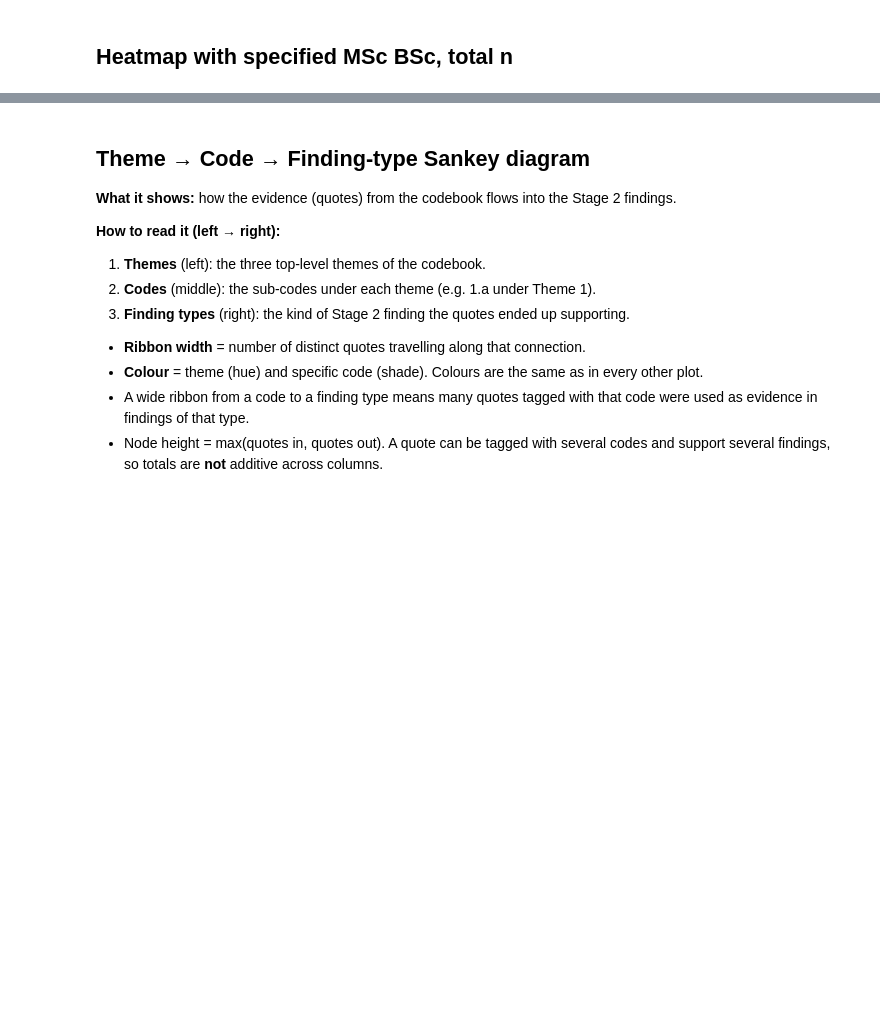
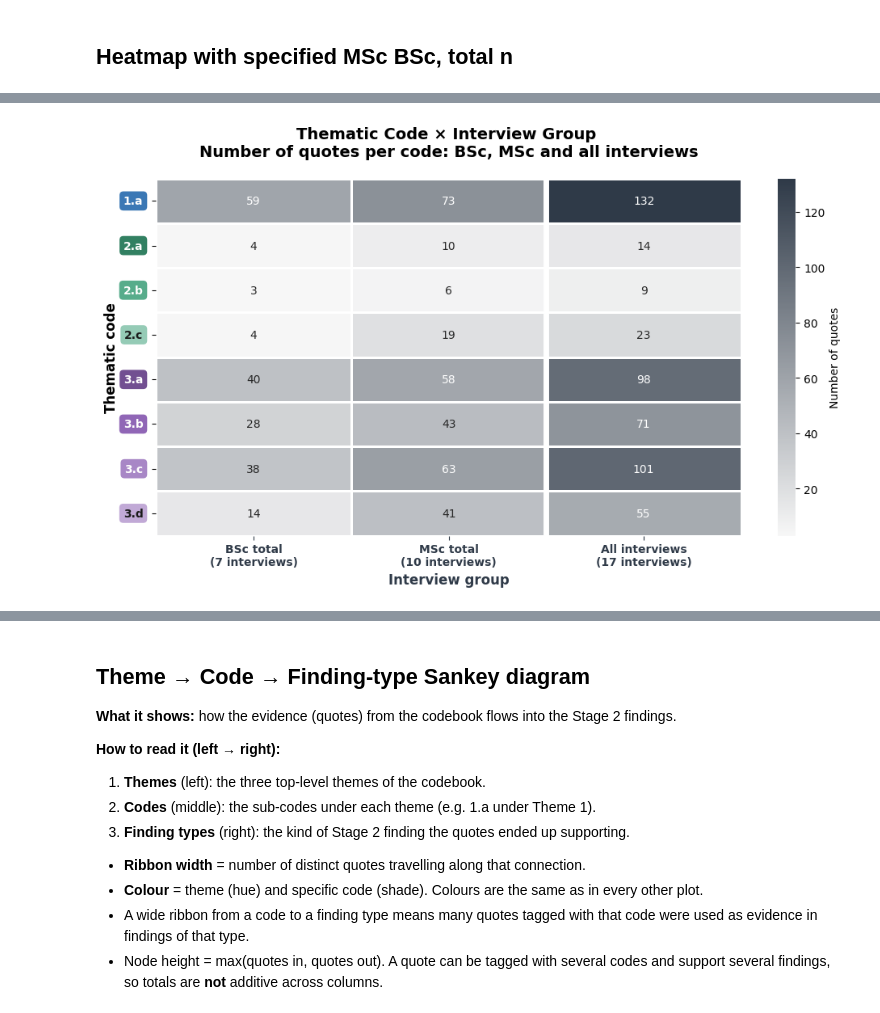
Before and after one commit to vitahehe/interviews, a Jupyter notebook: visualize.ipynb, the cells around one changed output, grey strips where cells are left out. Saved outputs shown, nothing was run; the diff lists cells and outputs as text; code cells hidden in the pictures; blank space fills up the shorter version.

Commit message:
correct visualizations with all data

```diff
--- a/visualize.ipynb
+++ b/visualize.ipynb
@@ -17,9 +17,8 @@ import seaborn as sns
 import networkx as nx
 import plotly.graph_objects as go
 import plotly.express as px
+from itertools import combinations
 from collections import defaultdict
-
-
 
 with open('output/stage_1/aggregate_data.json', 'r') as f:
     agg_data = json.load(f)
@@ -30,9 +29,13 @@ with open('outputs/stage_2/pattern_findings.json', 'r') as f:
 with open('codebook.yaml', 'r') as f:
     codebook = yaml.safe_load(f)
 
+# Stage 1 report: holds the duplicate / co-occurrence information for the network plot
+with open('output/stage_1/aggregate_data.json', 'r') as f:
+    report_data = json.load(f)
+
 # interview group
 BSC_INTERVIEWS = ['I01', 'I07', 'I08', 'I09', 'I10', 'I11', 'I12']
-MSC_INTERVIEWS = ['I02', 'I03', 'I04', 'I05', 'I06', 'I13','I14', 'I15', 'I16', 'I17']
+MSC_INTERVIEWS = ['I02', 'I03', 'I04', 'I05', 'I06', 'I13', 'I14', 'I15', 'I16', 'I17']
 # %%
 # finding_interview_edges and finding_info for network graph
 finding_interview_edges = defaultdict(lambda: defaultdict(int))
@@ -203,0 +232,57 @@ Thematic Code × Interview Type:
+# %%
+code_matrix = agg_data['code_interview_matrix']
+
+# Rows = codes, columns = interviews
+df_codes = pd.DataFrame(code_matrix).T.fillna(0).astype(int)
+df_codes = df_codes.reindex(sorted(df_codes.index))
+df_codes = df_codes.reindex(columns=BSC_INTERVIEWS + MSC_INTERVIEWS, fill_value=0)
+
+# Aggregate into BSc / MSc / All
+col_bsc = f'BSc total\n({len(BSC_INTERVIEWS)} interviews)'
+col_msc = f'MSc total\n({len(MSC_INTERVIEWS)} interviews)'
+col_all = f'All interviews\n({len(BSC_INTERVIEWS) + len(MSC_INTERVIEWS)} interviews)'
+
+df_summary = pd.DataFrame({
+    col_bsc: df_codes[BSC_INTERVIEWS].sum(axis=1),
+    col_msc: df_codes[MSC_INTERVIEWS].sum(axis=1),
+    col_all: df_codes.sum(axis=1),
+})
+
+# Single-hue neutral colormap so it doesn't clash with the theme colours
+heat_cmap = mcolors.LinearSegmentedColormap.from_list('quotes', ['#F7F7F7', '#2F3A48'])
+
+fig, ax = plt.subplots(figsize=(10, 6))
+sns.heatmap(df_summary, annot=True, fmt='d', cmap=heat_cmap, linewidths=1, linecolor='white',
+            cbar_kws={'label': 'Number of quotes'}, ax=ax)
+
+# Visual separator before the "All" column
+ax.axvline(2, color='white', lw=5)
+
+# Row labels: each code drawn as a chip in its theme shade (same colours as every other plot)
+for lbl in ax.get_yticklabels():
+    col = code_color(lbl.get_text())
+    lbl.set_rotation(0)
+    lbl.set_fontweight('bold')
+    lbl.set_color(text_on(col))
+    lbl.set_bbox(dict(boxstyle='round,pad=0.35', fc=col, ec='none'))
+ax.tick_params(axis='y', pad=8)
+
+# Column labels: neutral, matching the heatmap ramp
+ax.tick_params(axis='x', rotation=0, colors='#2F3A48')
+for lbl in ax.get_xticklabels():
+    lbl.set_fontweight('bold')
+
+ax.set_title('Thematic Code × Interview Group \nNumber of quotes per code: BSc, MSc and all interviews',
+             fontsize=14, fontweight='bold', pad=20)
+ax.set_xlabel('Interview group', fontsize=12, fontweight='bold', color='#2F3A48')
+ax.set_ylabel('Thematic code', fontsize=12, fontweight='bold')
+#ax.legend(handles=theme_legend_handles(), loc='upper left', bbox_to_anchor=(1.22, 1),
+#          fontsize=9, frameon=False)
+
+plt.tight_layout()
+plt.show()
+
+print("\nThematic Code × Interview Type:")
+print(df_summary)
+# %% [output]
+[figure, added]
```
Also changed, not shown: parts of 6 cells of this notebook.
